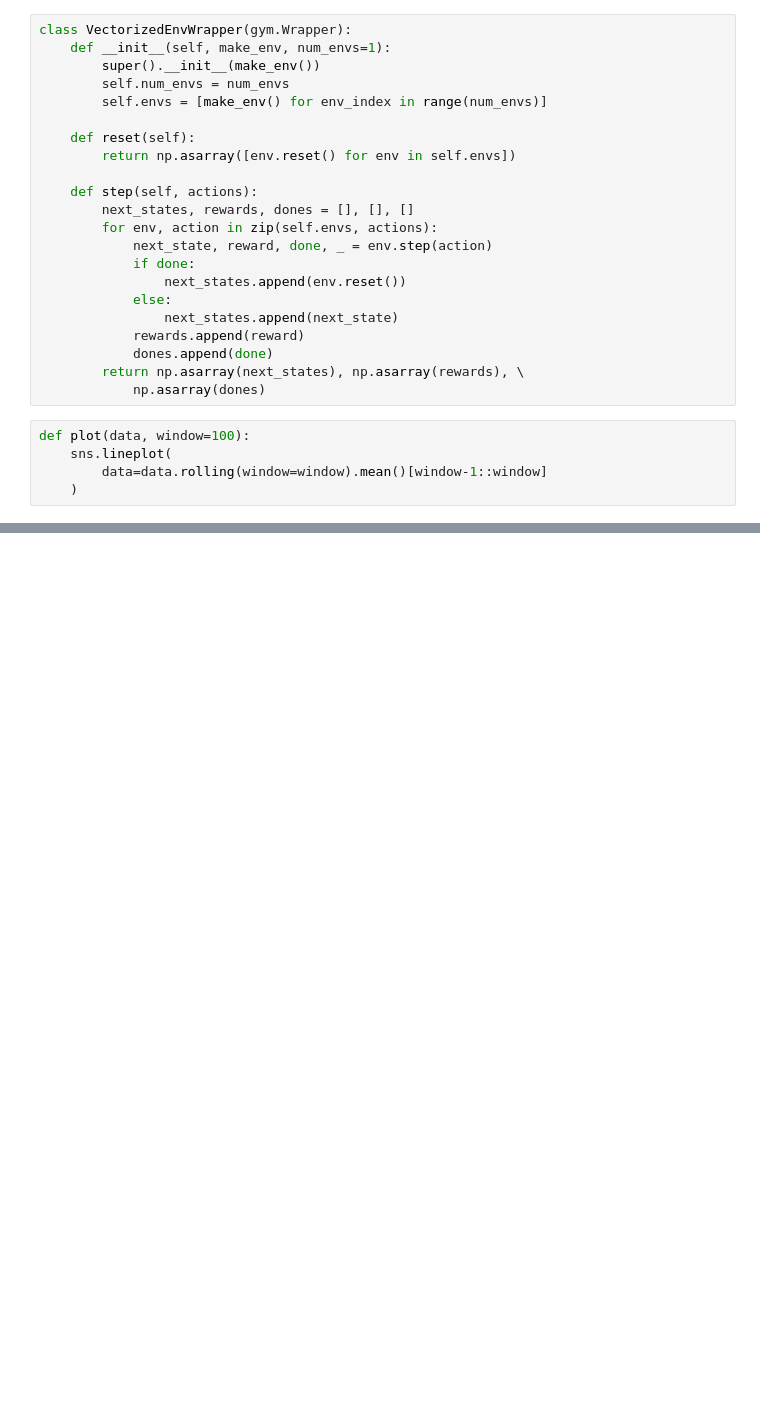
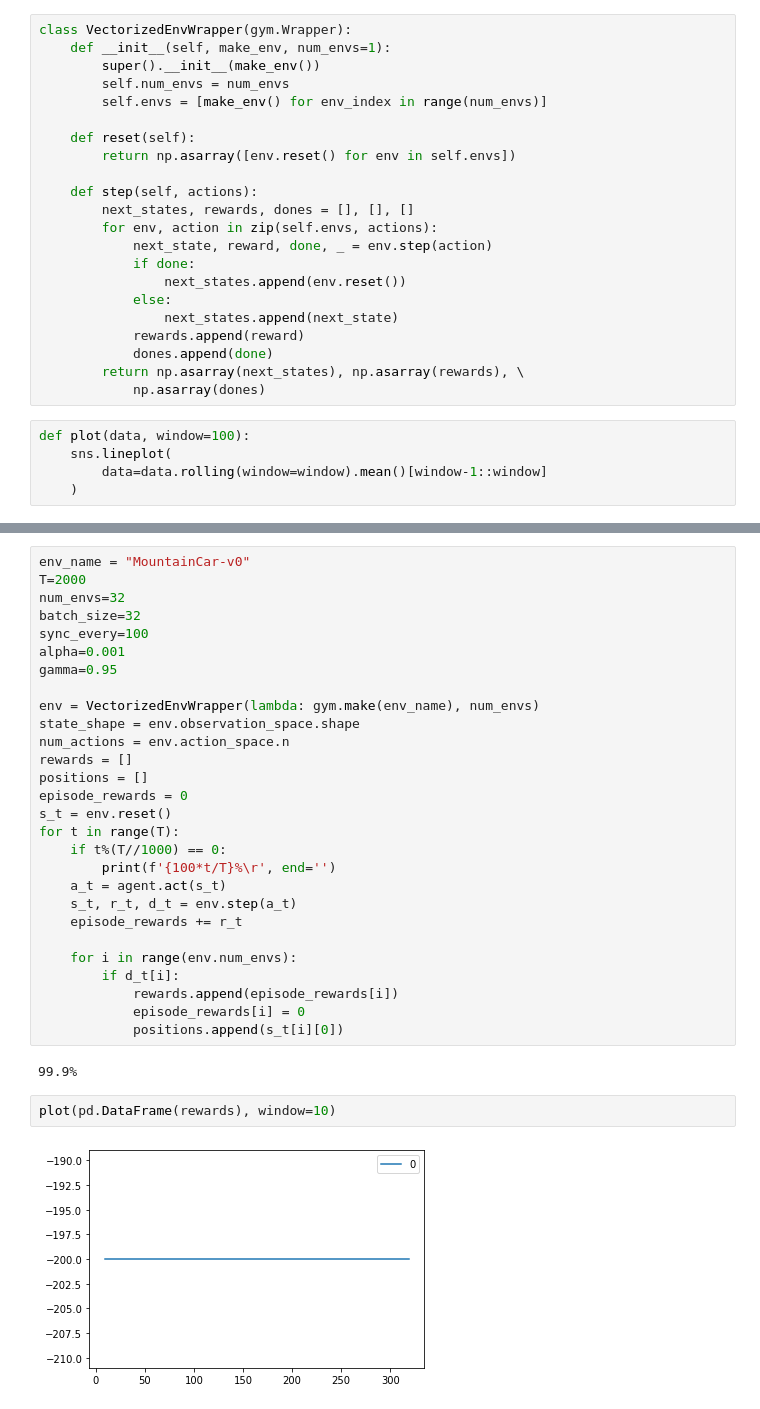
Before and after one commit to avandekleut/q-learning, a Jupyter notebook: q-learning-torch.ipynb, the cells around one changed output, grey strips where cells are left out. Drawn from its saved outputs; the diff is of its cells as text; blank space fills up the shorter version.

```diff
--- a/q-learning-torch.ipynb
+++ b/q-learning-torch.ipynb
@@ -138,0 +148,34 @@ agent = train("CartPole-v0", T=100000, num_envs=32, batch_size=10, alpha=0.001)
+# %%
+env_name = "MountainCar-v0"
+T=2000
+num_envs=32
+batch_size=32
+sync_every=100
+alpha=0.001
+gamma=0.95
+
+env = VectorizedEnvWrapper(lambda: gym.make(env_name), num_envs)
+state_shape = env.observation_space.shape
+num_actions = env.action_space.n
+rewards = []
+positions = []
+episode_rewards = 0
+s_t = env.reset()
+for t in range(T):
+    if t%(T//1000) == 0:
+        print(f'{100*t/T}%\r', end='')
+    a_t = agent.act(s_t)
+    s_t, r_t, d_t = env.step(a_t)
+    episode_rewards += r_t
+
+    for i in range(env.num_envs):
+        if d_t[i]:
+            rewards.append(episode_rewards[i])
+            episode_rewards[i] = 0
+            positions.append(s_t[i][0])
+# %% [output]
+99.9%
+# %%
+plot(pd.DataFrame(rewards), window=10)
+# %% [output]
+[figure, added]
```
Also changed, not shown: parts of 4 cells of this notebook, 11 other files.
